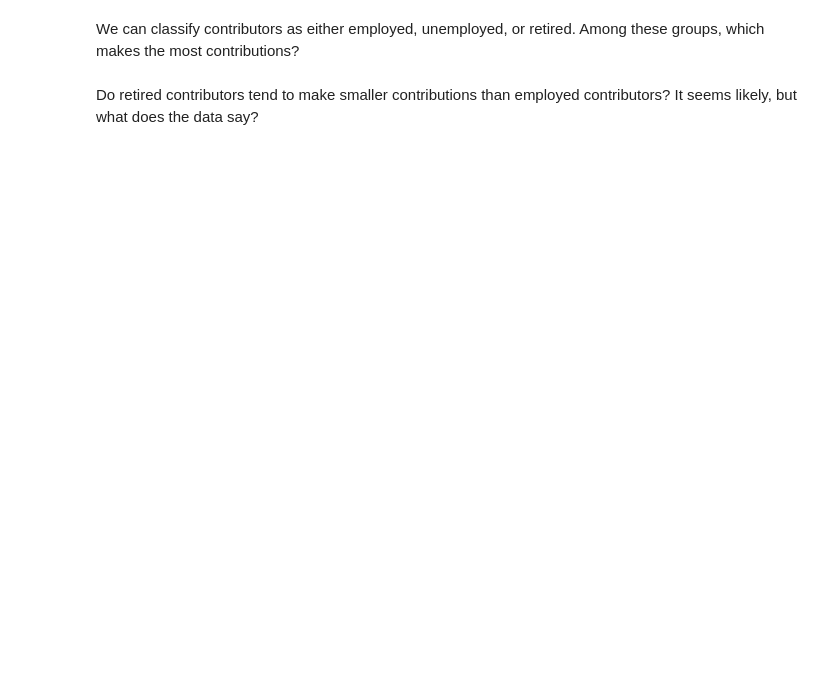
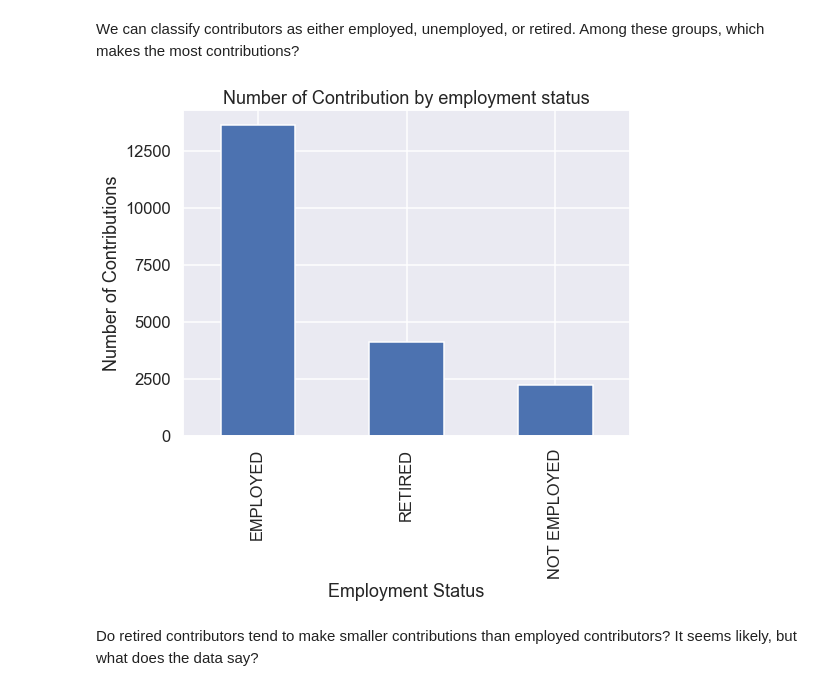
Before and after one commit to BarbosaRicardo/CST383_Data_Science, a Jupyter notebook: Week5/HW/campaign-exploration.ipynb, the cells around one changed output. Saved outputs shown, nothing was run; the diff lists cells and outputs as text; code cells hidden in the pictures; blank space fills up the shorter version.

```diff
--- a/Week5/HW/campaign-exploration.ipynb
+++ b/Week5/HW/campaign-exploration.ipynb
@@ -186,12 +208,36 @@ We can classify contributors as either employed, unemployed, or retired.  Among
 # %%
 #@ 9 Create a new column "employment_status", derived from the
 # contbr_occupation column.  The value of employment_status should
 # be "EMPLOYED" if contbr_occupation is not "RETIRED" or "NOT EMPLOYED",
 # and should be the original contbr_occupation otherwise.  Show the
 # number of contributions by employment status as a bar plot.
 # Hint: to create the new column, consider creating a function that
 # takes as input a contbr_occupation value and returns an employement
 # status value.  Then use this function with 'apply'.
+
+# lump occupations into a category
+def employment_status(x):
+    if "RETIRED" in x:
+        return "RETIRED"
+    elif "NOT EMPLOYED" in x:
+        return "NOT EMPLOYED"
+    else:
+        return "EMPLOYED"
+# replace nan values with not employed
+df['contbr_occupation'].fillna("NA", inplace=True)
+# Compute
+df['employment_status'] = df['contbr_occupation'].apply(employment_status)
+# Plot
+df['employment_status'].value_counts().plot.bar()
+# plot elements
+plt.title("Number of Contribution by employment status")
+plt.xlabel("Employment Status")
+plt.ylabel("Number of Contributions")
+# customize
+plt.yticks(np.arange(0,13_000,2_500))
+plt.show()
+# %% [output]
+[figure, added]
 # %% [markdown]
 Do retired contributors tend to make smaller contributions than employed contributors?  It seems likely, but what does the data say?
 # %%
```
Also changed, not shown: parts of 7 cells of this notebook.
